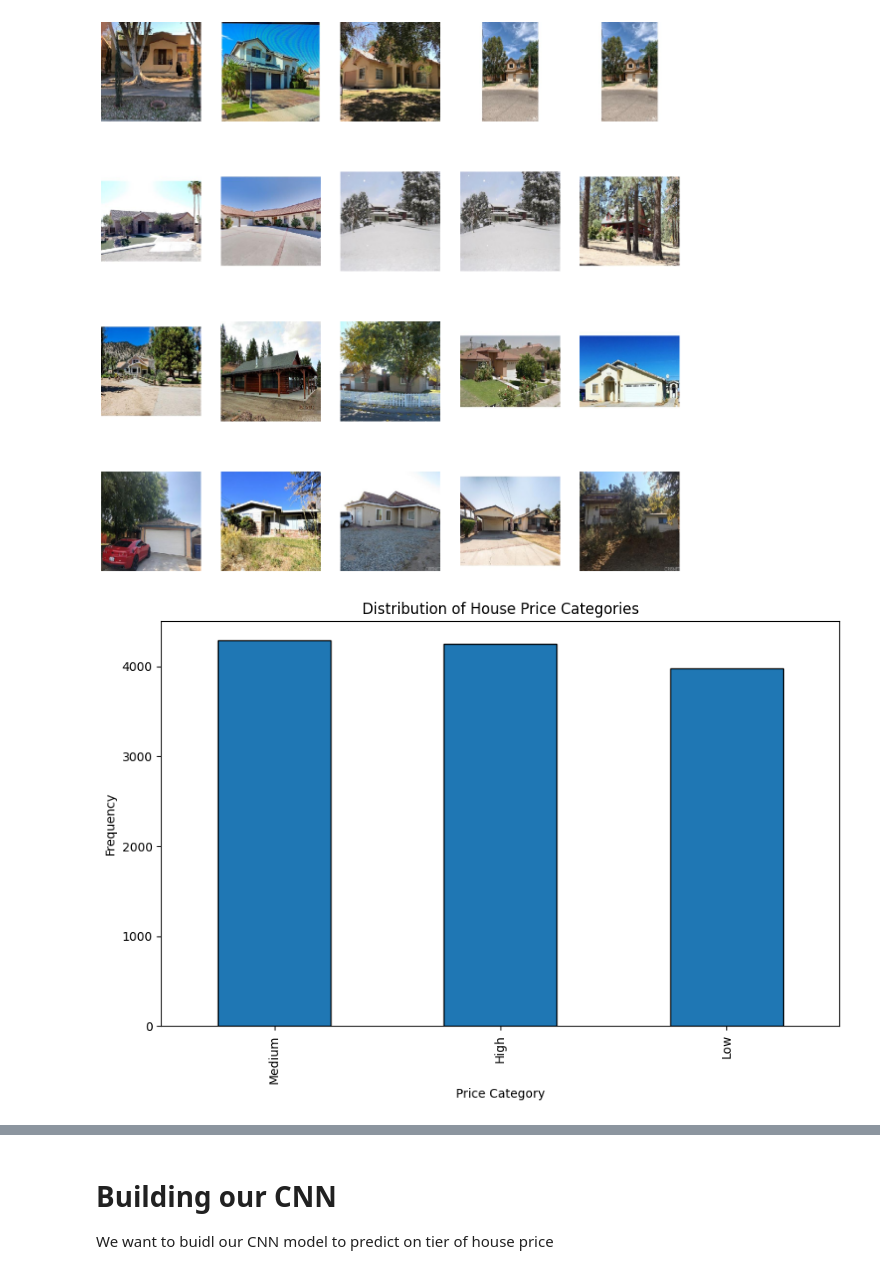
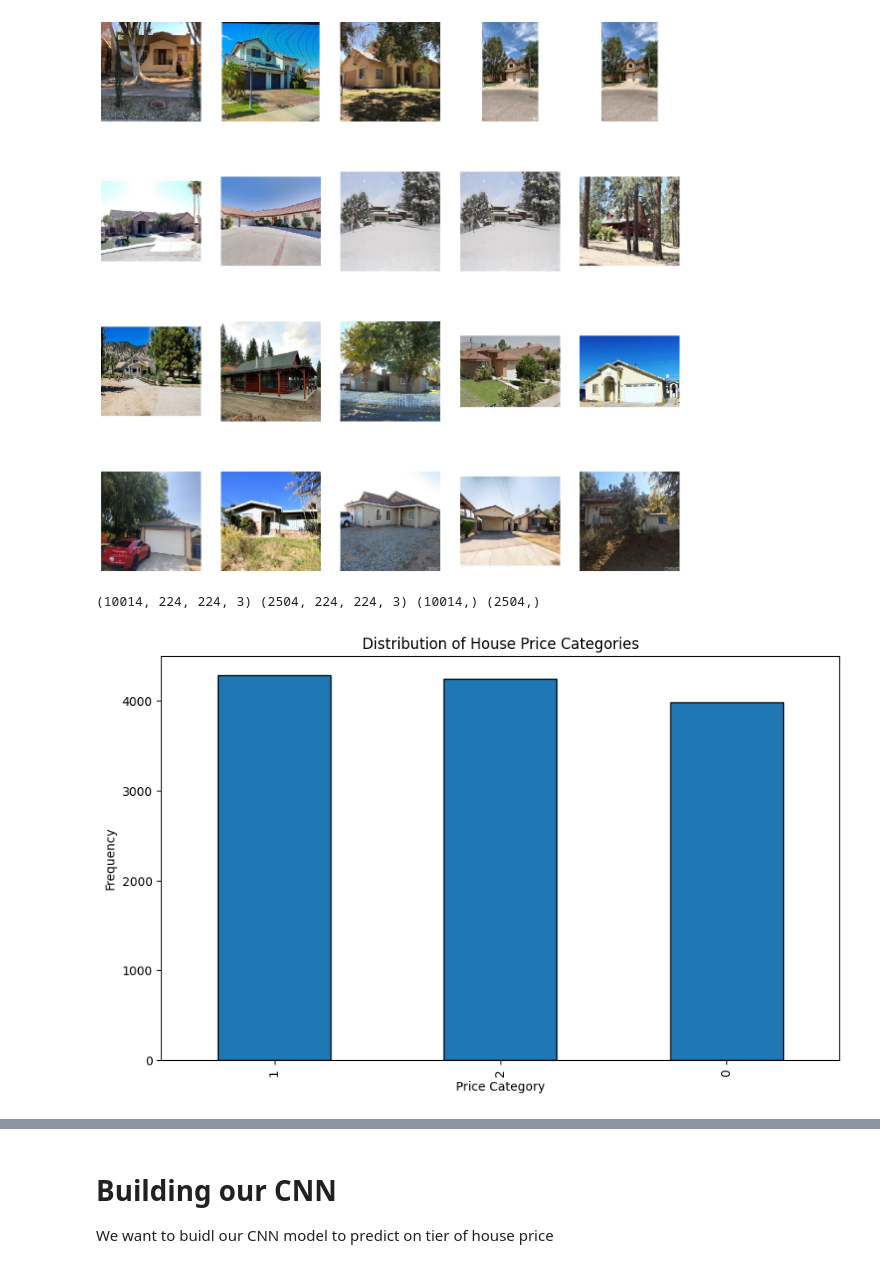
Before and after one commit to nam0mi/HouseHunter, a Jupyter notebook: HouseHunter.ipynb, the cells around one changed output, grey strips where cells are left out. Saved outputs shown, nothing was run; the diff lists cells and outputs as text; code cells hidden in the pictures.

```diff
--- a/HouseHunter.ipynb
+++ b/HouseHunter.ipynb
@@ -130,20 +130,28 @@ plt.show()
 [figure]
 # %%
 bins = [0, 490000, 742000, np.inf]
-labels = ['Low', 'Medium', 'High']
+labels = [0, 1, 2]
 
 # Create a new column in the dataframe for price categories
+
+
+
 df['price_category'] = pd.cut(df['price'], bins=bins, labels=labels)
+
+X_train, X_test, y_train, y_test = train_test_split(images, df.price_category.values, test_size=0.2, random_state=42)
+
+print(X_train.shape, X_test.shape, y_train.shape, y_test.shape)
 
 # Display the distribution of price categories
 plt.figure(figsize=(10, 6))
 df['price_category'].value_counts().plot(kind='bar', edgecolor='k')
 plt.xlabel('Price Category')
 plt.ylabel('Frequency')
 plt.title('Distribution of House Price Categories')
 plt.show()
 # %% [output]
+(10014, 224, 224, 3) (2504, 224, 224, 3) (10014,) (2504,)
-[figure, old version]
+[figure, new version]
 # %%
 df.head()
 # %% [output]
```
Also changed, not shown: parts of 5 cells of this notebook.
